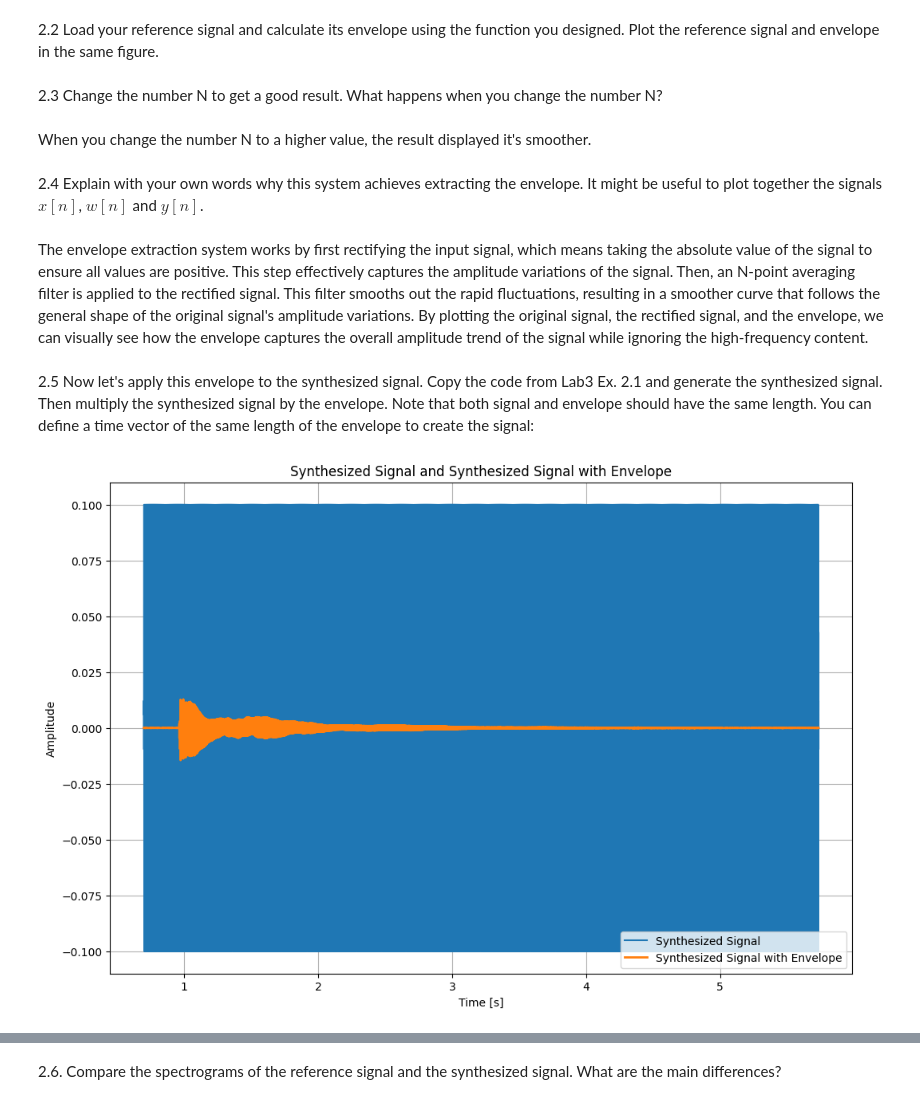
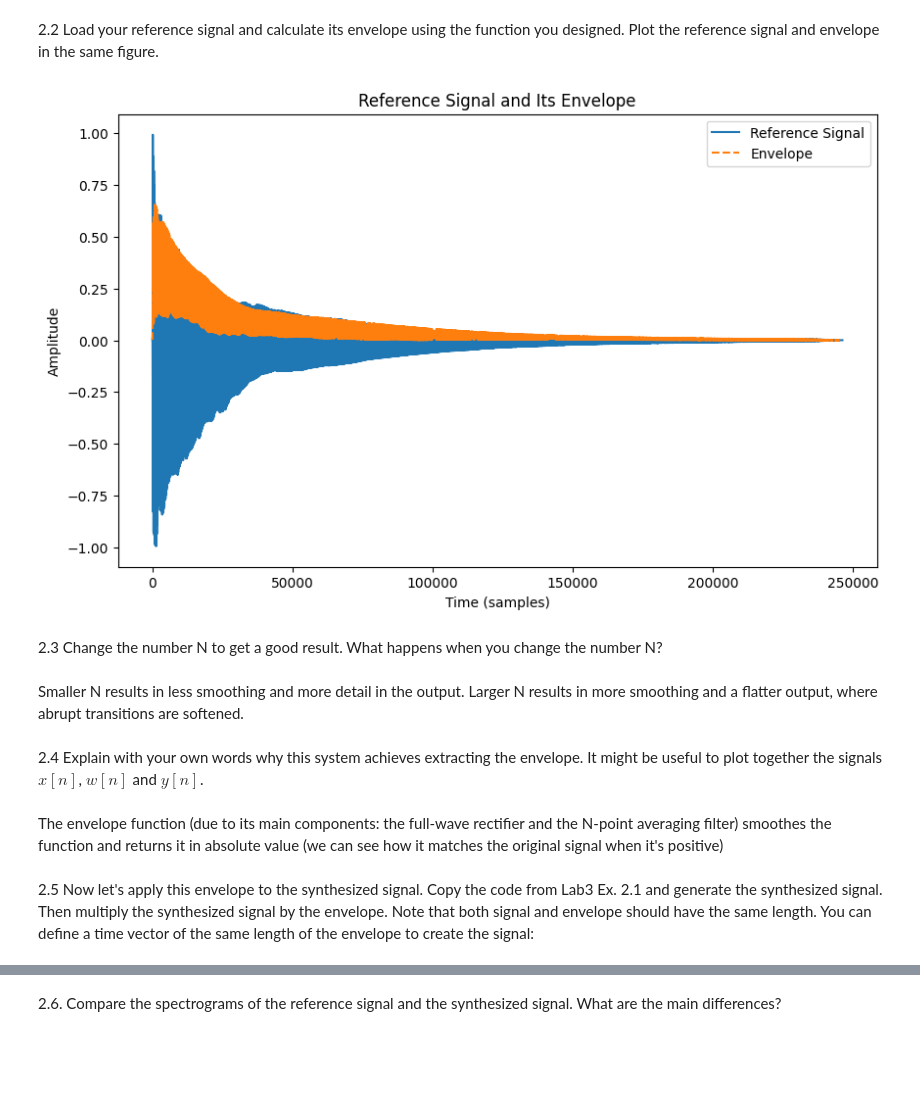
Before and after one commit to IvanLuque0/sis1_group7, a Jupyter notebook: labs/Lab4.ipynb, the cells around one changed output, grey strips where cells are left out. Saved outputs shown, nothing was run; the diff lists cells and outputs as text; code cells hidden in the pictures; blank space fills up the shorter version.

Commit message:
correction up to lab 4
completion of lab4 + adjusting lab2 and 3 which were using the wrong sound

```diff
--- a/labs/Lab4.ipynb
+++ b/labs/Lab4.ipynb
@@ -165,8 +172,29 @@ plot_signals([envelope_signal,audio_data], fs, t_start,t_end, name=['Enveloped s
+# %%
+# Write your code here
+filepath = "./-sis1_group4/44733__casualdave__601e.wav"
+ref, fs = load_audio(filepath)
+# we wanted to observe better the effects of FIR on a more real signal, that's this code
+
+N = 15  # This can be tuned depending on the desired smoothness
+
+# Calculate the envelope of the reference signal
+envelope_signal = envelope(ref, N)
+
+# Plot the reference signal and its envelope
+plt.figure(figsize=(10, 6))
+plt.plot(ref, label='Reference Signal')
+plt.plot(envelope_signal, label='Envelope', linestyle='--')
+plt.xlabel('Time (samples)')
+plt.ylabel('Amplitude')
+plt.title('Reference Signal and Its Envelope')
+plt.legend()
+plt.show()
+# %% [output]
+[figure, added]
 # %% [markdown]
 2.3 Change the number N to get a good result. What happens when you change the number N?
-# %% [markdown]
-When you change the number N to a higher value, the result displayed it's smoother.
+# %% [markdown]
+Smaller N results in less smoothing and more detail in the output.
+Larger N results in more smoothing and a flatter output, where abrupt transitions are softened.
 # %% [markdown]
 2.4 Explain with your own words why this system achieves extracting the envelope. It might be useful to plot together the signals $x[n]$, $w[n]$ and $y[n]$.
-# %% [markdown]
-The envelope extraction system works by first rectifying the input signal, which means taking the absolute value of the signal to ensure all values are positive. This step effectively captures the amplitude variations of the signal. Then, an N-point averaging filter is applied to the rectified signal. This filter smooths out the rapid fluctuations, resulting in a smoother curve that follows the general shape of the original signal's amplitude variations. By plotting the original signal, the rectified signal, and the envelope, we can visually see how the envelope captures the overall amplitude trend of the signal while ignoring the high-frequency content.
@@ -188,45 +201,4 @@ plot_signals(
+# %% [markdown]
+The envelope function (due to its main components: the full-wave rectifier and the N-point averaging filter) smoothes the function and returns it in absolute value (we can see how it matches the original signal when it's positive)
 # %% [markdown]
 2.5 Now let's apply this envelope to the synthesized signal. Copy the code from Lab3 Ex. 2.1 and generate the synthesized signal. Then multiply the synthesized signal by the envelope. Note that both signal and envelope should have the same length. You can define a time vector of the same length of the envelope to create the signal:
-# %%
-# Ensure t matches the time range of audio_data
-t = np.arange(t_start, t_start + len(envelope_signal) / fs, 1.0 / fs)
-
-# Function to synthesize signal
-def synthesize(f0, phi, Ak, t):
-    y = 0
-    for k in range(1, len(Ak) + 1):
-        y += Ak[k - 1] * np.cos(2 * np.pi * k * f0 * t + k * phi - (k - 1) * np.pi / 2)
-    return y
-
-# Synthesize the signal
-f_0 = 235.8
-phi = -np.pi / 2
-weights = [0.834, 1, 0.865, 0.224, 0.034, 0.119, 0.054, 0.016, 0.028]
-
-# Generate the synthesized signal
-y_1 = synthesize(f_0, phi, weights, t)
-
-# Normalize the synthesized signal
-y_1 = 0.1 * y_1 / np.amax(y_1)
-
-# Resample envelope_signal if lengths differ
-if len(y_1) != len(envelope_signal):
-    min_len = min(len(y_1), len(envelope_signal))
-    y_1 = y_1[:min_len]
-    envelope_signal = envelope_signal[:min_len]
-
-# Apply the envelope to the synthesized signal
-synth_signal_with_envelope = y_1 * envelope_signal
-
-# Plot the signals
-plt.figure(figsize=(12, 8))
-plt.plot(t[:len(y_1)], y_1, label='Synthesized Signal')
-plt.plot(t[:len(synth_signal_with_envelope)], synth_signal_with_envelope, label='Synthesized Signal with Envelope', linewidth=2)
-plt.xlabel('Time [s]')
-plt.ylabel('Amplitude')
-plt.title('Synthesized Signal and Synthesized Signal with Envelope')
-plt.legend()
-plt.grid(True)
-plt.show()
-# %% [output]
-[figure, removed]
```
Also changed, not shown: parts of 17 cells of this notebook, 2 other files.
